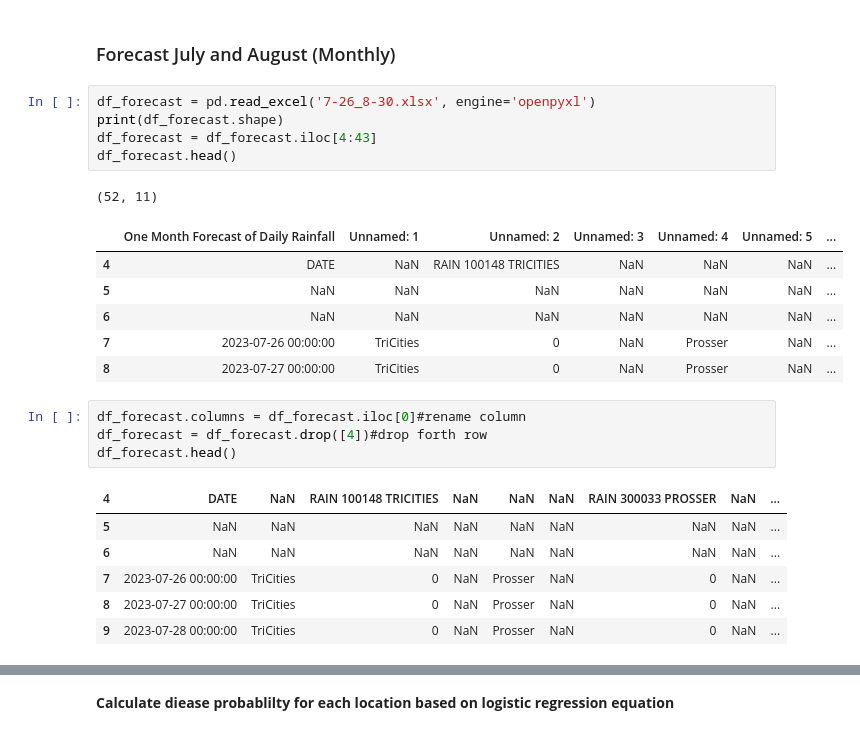
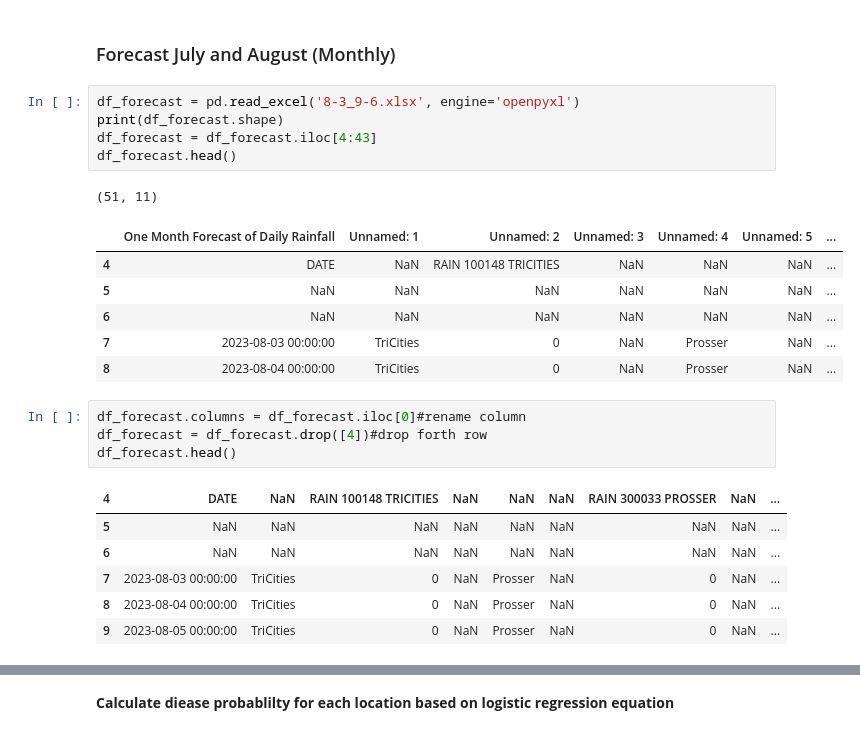
Before and after one commit to d-linnard/LateBlight, a Jupyter notebook: Scripts/Lateblight_2023_JA.ipynb, the cells around one changed output, grey strips where cells are left out. Saved outputs shown, nothing was run; the diff lists cells and outputs as text.

```diff
--- a/Scripts/Lateblight_2023_JA.ipynb
+++ b/Scripts/Lateblight_2023_JA.ipynb
@@ -262,18 +262,18 @@ RD_Aug_Tricities= 0
 # %% [markdown]
 ### Forecast July and August (Monthly)
 # %%
-df_forecast = pd.read_excel('7-26_8-30.xlsx', engine='openpyxl')
+df_forecast = pd.read_excel('8-3_9-6.xlsx', engine='openpyxl')
 print(df_forecast.shape)
 df_forecast = df_forecast.iloc[4:43]
 df_forecast.head()
 # %% [output]
-(52, 11)
+(51, 11)
 |  | One Month Forecast of Daily Rainfall | Unnamed: 1 | Unnamed: 2 | Unnamed: 3 | Unnamed: 4 | Unnamed: 5 | ... |
 | 4 | DATE | NaN | RAIN 100148 TRICITIES | NaN | NaN | NaN | ... |
 | 5 | NaN | NaN | NaN | NaN | NaN | NaN | ... |
 | 6 | NaN | NaN | NaN | NaN | NaN | NaN | ... |
-| 7 | 2023-07-26 00:00:00 | TriCities | 0 | NaN | Prosser | NaN | ... |
-| 8 | 2023-07-27 00:00:00 | TriCities | 0 | NaN | Prosser | NaN | ... |
+| 7 | 2023-08-03 00:00:00 | TriCities | 0 | NaN | Prosser | NaN | ... |
+| 8 | 2023-08-04 00:00:00 | TriCities | 0 | NaN | Prosser | NaN | ... |
 # %%
 df_forecast.columns = df_forecast.iloc[0]#rename column
 df_forecast = df_forecast.drop([4])#drop forth row
@@ -282,7 +282,7 @@ df_forecast.head()
 | 4 | DATE | NaN | RAIN 100148 TRICITIES | NaN | NaN | NaN | RAIN 300033 PROSSER | NaN | ... |
 | 5 | NaN | NaN | NaN | NaN | NaN | NaN | NaN | NaN | ... |
 | 6 | NaN | NaN | NaN | NaN | NaN | NaN | NaN | NaN | ... |
-| 7 | 2023-07-26 00:00:00 | TriCities | 0 | NaN | Prosser | NaN | 0 | NaN | ... |
-| 8 | 2023-07-27 00:00:00 | TriCities | 0 | NaN | Prosser | NaN | 0 | NaN | ... |
-| 9 | 2023-07-28 00:00:00 | TriCities | 0 | NaN | Prosser | NaN | 0 | NaN | ... |
+| 7 | 2023-08-03 00:00:00 | TriCities | 0 | NaN | Prosser | NaN | 0 | NaN | ... |
+| 8 | 2023-08-04 00:00:00 | TriCities | 0 | NaN | Prosser | NaN | 0 | NaN | ... |
+| 9 | 2023-08-05 00:00:00 | TriCities | 0 | NaN | Prosser | NaN | 0 | NaN | ... |
 # %%
```
Also changed, not shown: parts of 11 cells of this notebook, 5 other files.
